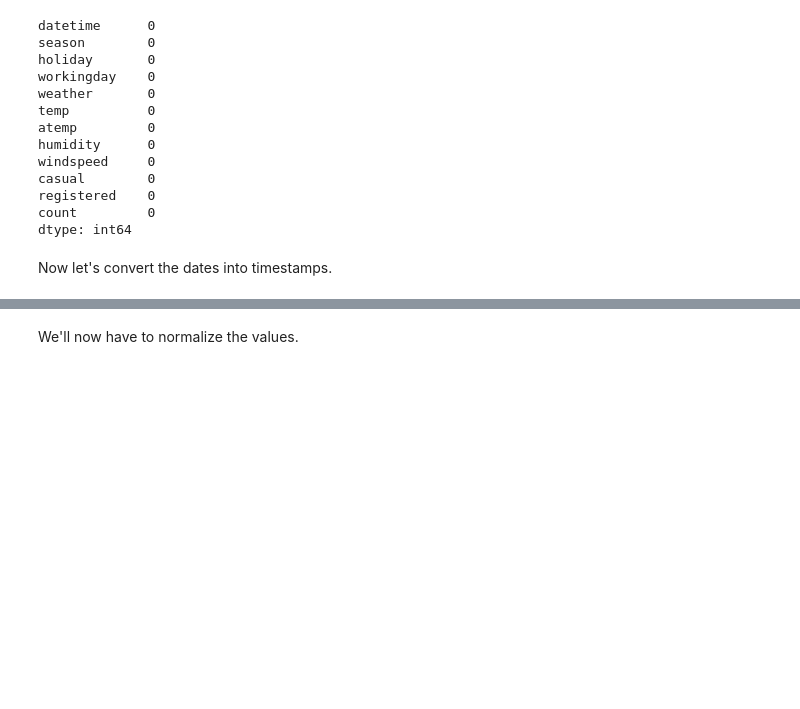
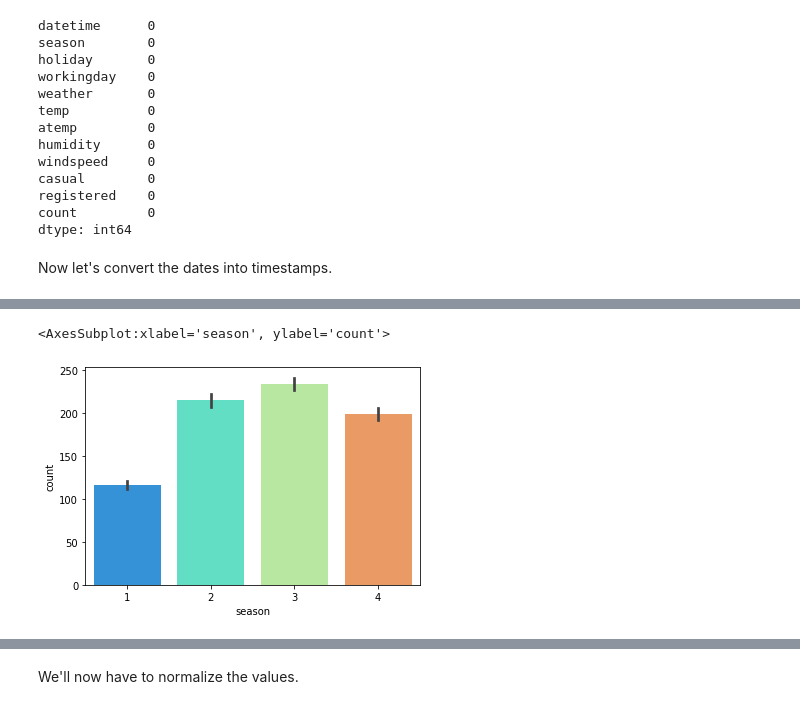
Before and after one commit to NPGiorgi/mlucu, a Jupyter notebook: bikes/bikes.ipynb, the cells around one changed output, grey strips where cells are left out. Cells and saved outputs as stored; diff of their text form; code cells hidden in the pictures; blank space fills up the shorter version.

```diff
--- a/bikes/bikes.ipynb
+++ b/bikes/bikes.ipynb
@@ -83,6 +80,3 @@ count         0
 dtype: int64
 # %% [markdown]
 Now let's convert the dates into timestamps.
-# %%
-from datetime import datetime
-df["datetime"] = df["datetime"].apply(lambda x: datetime.fromisoformat(x).timestamp())
@@ -123,0 +131,5 @@ df.copy()
+# %%
+sns.barplot(data=df, x='season', y='count', palette='rainbow')
+# %% [output]
+<AxesSubplot:xlabel='season', ylabel='count'>
+[figure, added]
```
Also changed, not shown: parts of 32 cells of this notebook, 2 other files.
